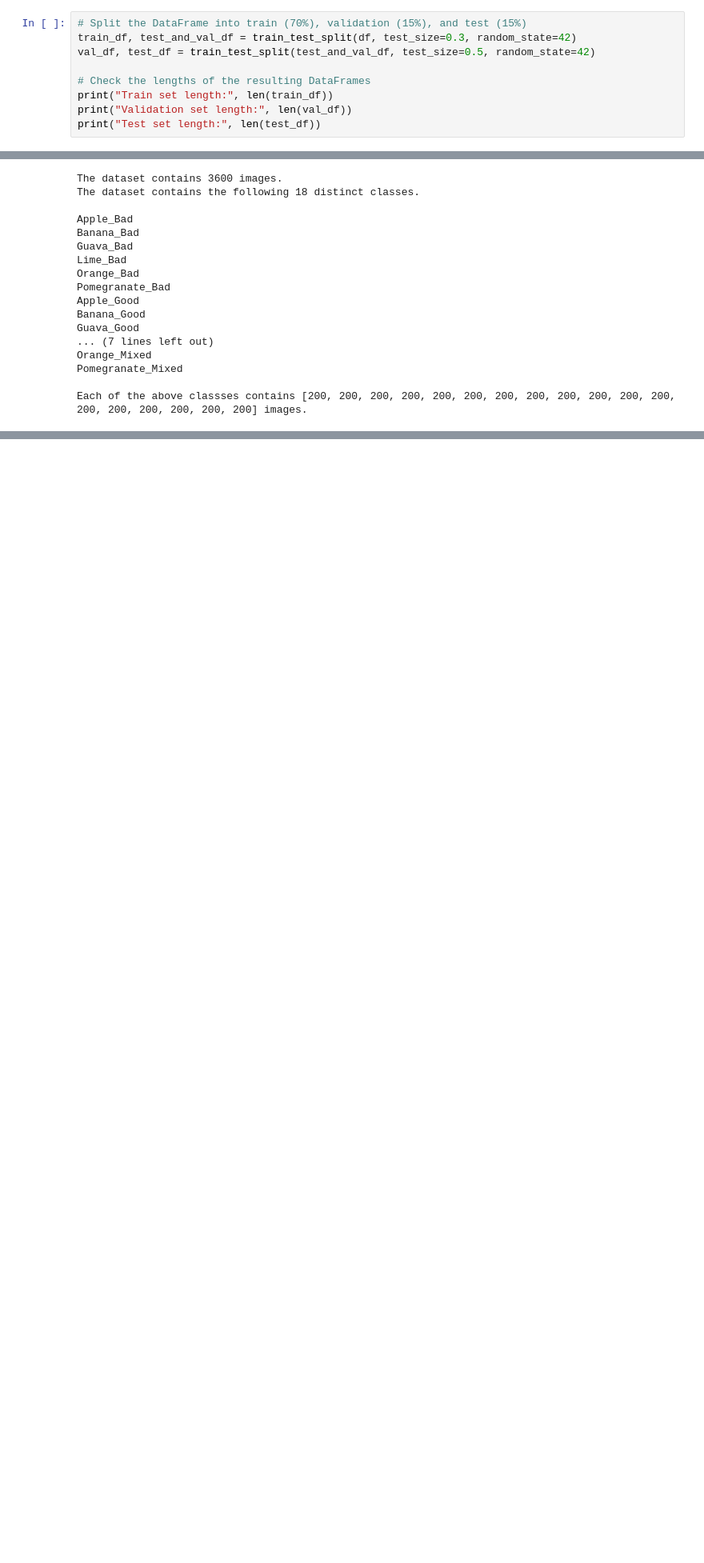
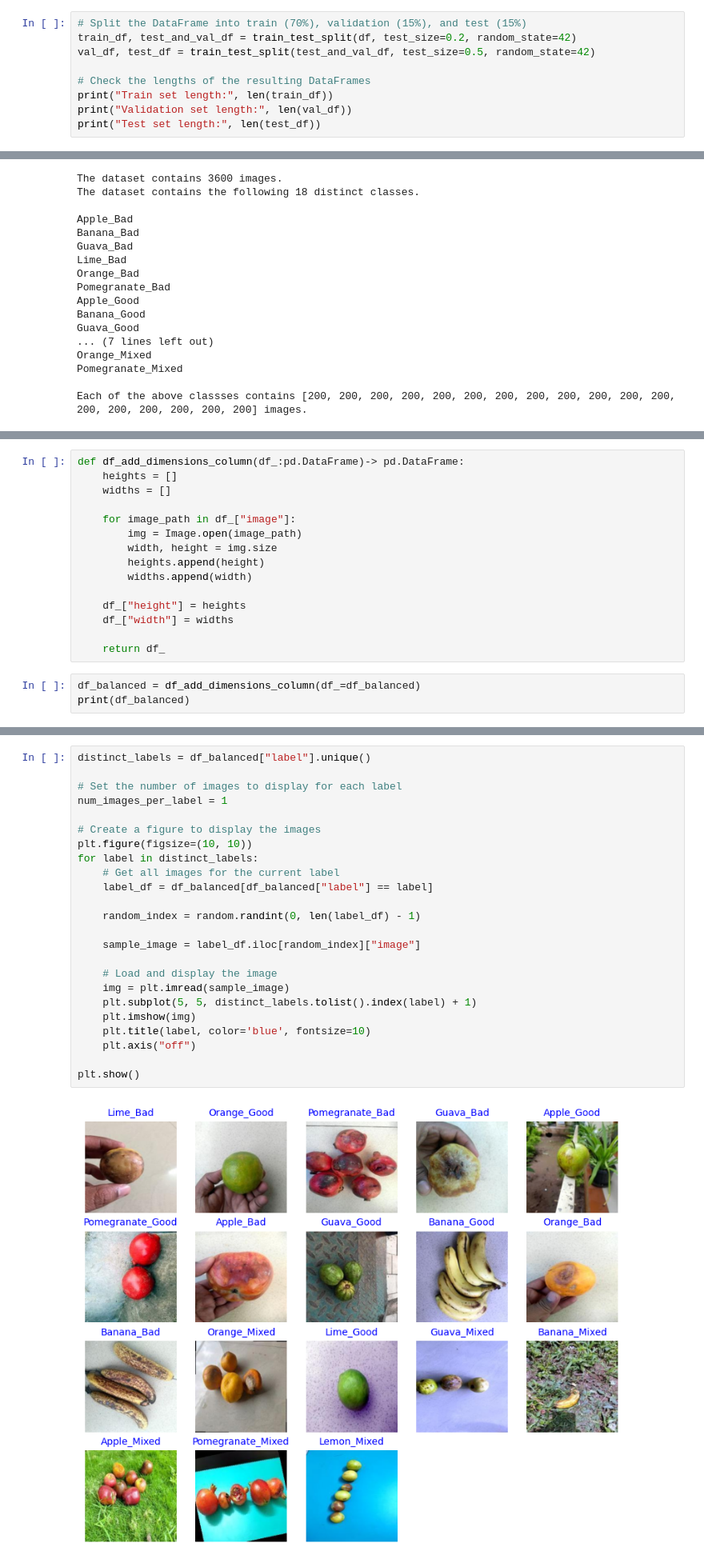
Before and after one commit to radiakos/Project_MLops_DTU, a Jupyter notebook: notebooks/data_cleaning.ipynb, the cells around one changed output, grey strips where cells are left out. Shown at 80% size. Drawn from its saved outputs; the diff is of its cells as text; blank space fills up the shorter version.

```diff
--- a/notebooks/data_cleaning.ipynb
+++ b/notebooks/data_cleaning.ipynb
@@ -87,6 +122,6 @@ Each of the above classses contains [5940, 1216, 1187, 1159, 1152, 1149, 1137, 1
 # %%
 # Split the DataFrame into train (70%), validation (15%), and test (15%)
-train_df, test_and_val_df = train_test_split(df, test_size=0.3, random_state=42)
+train_df, test_and_val_df = train_test_split(df, test_size=0.2, random_state=42)
 val_df, test_df = train_test_split(test_and_val_df, test_size=0.5, random_state=42)
 
 # Check the lengths of the resulting DataFrames
@@ -222,0 +310,18 @@ Each of the above classses contains [200, 200, 200, 200, 200, 200, 200, 200, 200
+# %%
+def df_add_dimensions_column(df_:pd.DataFrame)-> pd.DataFrame:
+    heights = []
+    widths = []
+
+    for image_path in df_["image"]:
+        img = Image.open(image_path)
+        width, height = img.size
+        heights.append(height)
+        widths.append(width)
+
+    df_["height"] = heights
+    df_["width"] = widths
+
+    return df_
+# %%
+df_balanced = df_add_dimensions_column(df_=df_balanced)
+print(df_balanced)
@@ -222,0 +348,26 @@ Each of the above classses contains [200, 200, 200, 200, 200, 200, 200, 200, 200
+# %%
+distinct_labels = df_balanced["label"].unique()
+
+# Set the number of images to display for each label
+num_images_per_label = 1
+
+# Create a figure to display the images
+plt.figure(figsize=(10, 10))
+for label in distinct_labels:
+    # Get all images for the current label
+    label_df = df_balanced[df_balanced["label"] == label]
+
+    random_index = random.randint(0, len(label_df) - 1)
+
+    sample_image = label_df.iloc[random_index]["image"]
+
+    # Load and display the image
+    img = plt.imread(sample_image)
+    plt.subplot(5, 5, distinct_labels.tolist().index(label) + 1)
+    plt.imshow(img)
+    plt.title(label, color='blue', fontsize=10)
+    plt.axis("off")
+
+plt.show()
+# %% [output]
+[figure, added]
```
Also changed, not shown: parts of 21 cells of this notebook.
